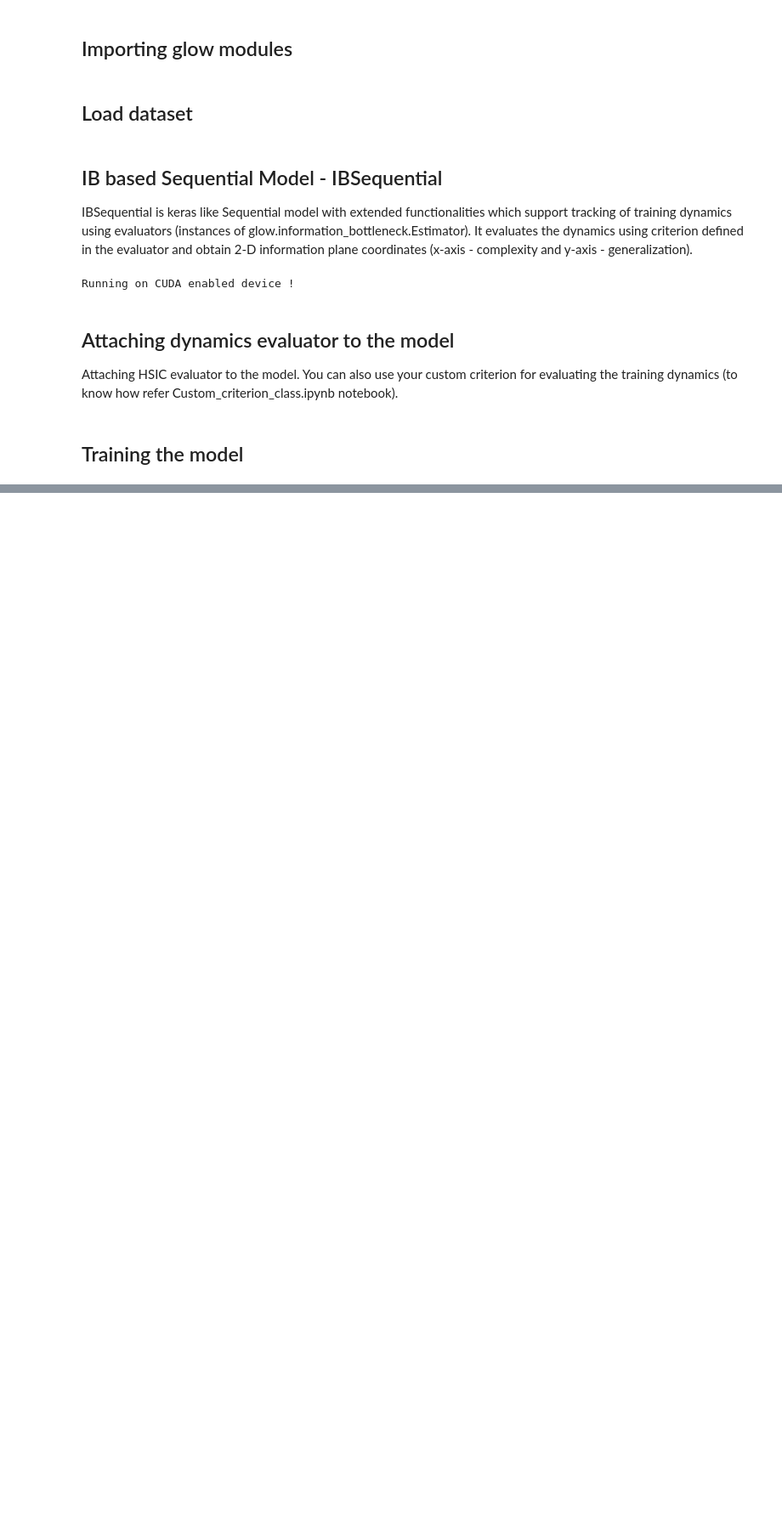
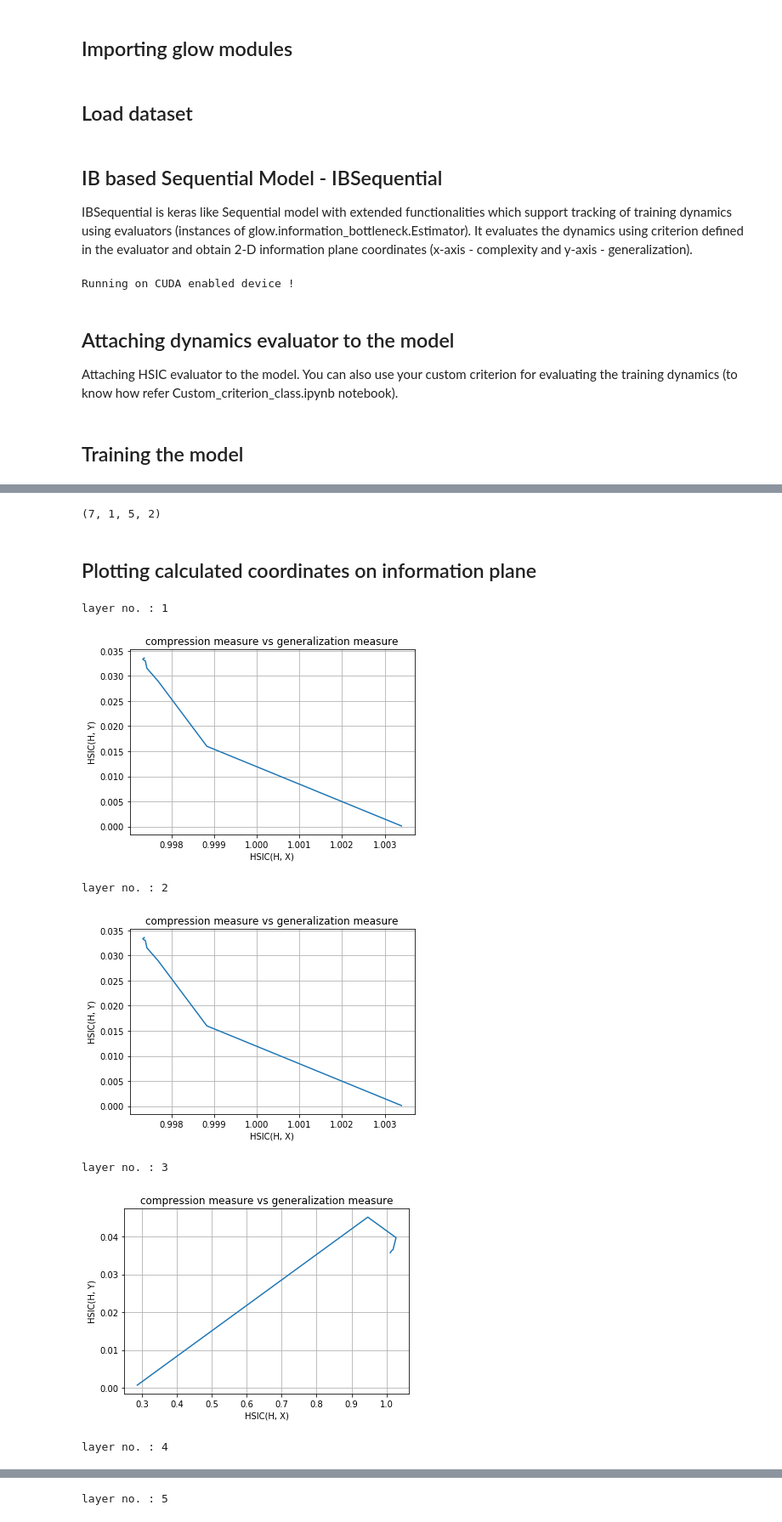
Before and after one commit to spino17/PyGlow, a Jupyter notebook: docs/source/examples/Analysing_dynamics_HS_Criterion.ipynb, the cells around one changed output, grey strips where cells are left out. Shown: that part at 85% size. Drawn from its saved outputs; the diff is of its cells as text; code cells hidden in the pictures; blank space fills up the shorter version.

```diff
--- a/docs/source/examples/Analysing_dynamics_HS_Criterion.ipynb
+++ b/docs/source/examples/Analysing_dynamics_HS_Criterion.ipynb
@@ -18,7 +18,7 @@ from glow.information_bottleneck.estimator import HSIC
 batch_size = 64
 num_workers = 3
 validation_split = 0.2
-num_epochs = 2
+num_epochs = 7
 
 # load the dataset
 train_loader, val_loader, test_loader = mnist.load_data(
@@ -31,11 +31,9 @@ IBSequential is keras like Sequential model with extended functionalities which
 model = IBSequential(input_shape=(1, 28, 28), gpu=True, track_dynamics=True, save_dynamics=True)
 model.add(Conv2d(filters=16, kernel_size=3, stride=1, padding=1, activation='relu'))
 model.add(Flatten())
-model.add(Dropout(0.4))
+model.add(Dense(1000, activation='relu'))
 model.add(Dense(500, activation='relu'))
-model.add(Dropout(0.4))
 model.add(Dense(200, activation='relu'))
-model.add(Dropout(0.2))
 model.add(Dense(10, activation='softmax'))
 # %% [output]
 Running on CUDA enabled device !
@@ -66,0 +101,39 @@ loss: 1.65 - acc: 0.88
+# %%
+import numpy as np
+
+evaluated_dynamics = np.mean((model.evaluated_dynamics), 1)  # averaged over batches
+print(evaluated_dynamics.shape)
+# %% [output]
+(7, 1, 5, 2)
+# %% [markdown]
+## Plotting calculated coordinates on information plane
+# %%
+import matplotlib.pyplot as plt
+
+for evaluator_idx in range(1):
+    for layer_idx in range(model.num_layers-1):
+        print("layer no. :", layer_idx + 1)
+        I_x_axis = []
+        I_y_axis = []
+        for epoch in range(num_epochs):
+            I_x = evaluated_dynamics[epoch][evaluator_idx][layer_idx][0].item()
+            I_y = evaluated_dynamics[epoch][evaluator_idx][layer_idx][1].item()
+            I_x_axis.append(I_x)
+            I_y_axis.append(I_y)
+
+        plt.title("compression measure vs generalization measure")
+        plt.xlabel("HSIC(H, X)")
+        plt.ylabel("HSIC(H, Y)")
+        plt.grid(True)
+        plt.plot(I_x_axis, I_y_axis)
+        plt.show()
+
+# NOTE: Epochs is increasing from bottom to upward in the plots.
+# %% [output]
+layer no. : 1
+[figure, added]
+layer no. : 2
+[figure, added]
+layer no. : 3
+[figure, added]
+layer no. : 4
@@ -66,0 +141 @@ loss: 1.65 - acc: 0.88
+layer no. : 5
```
Also changed, not shown: parts of 7 cells of this notebook, 2 other files.
